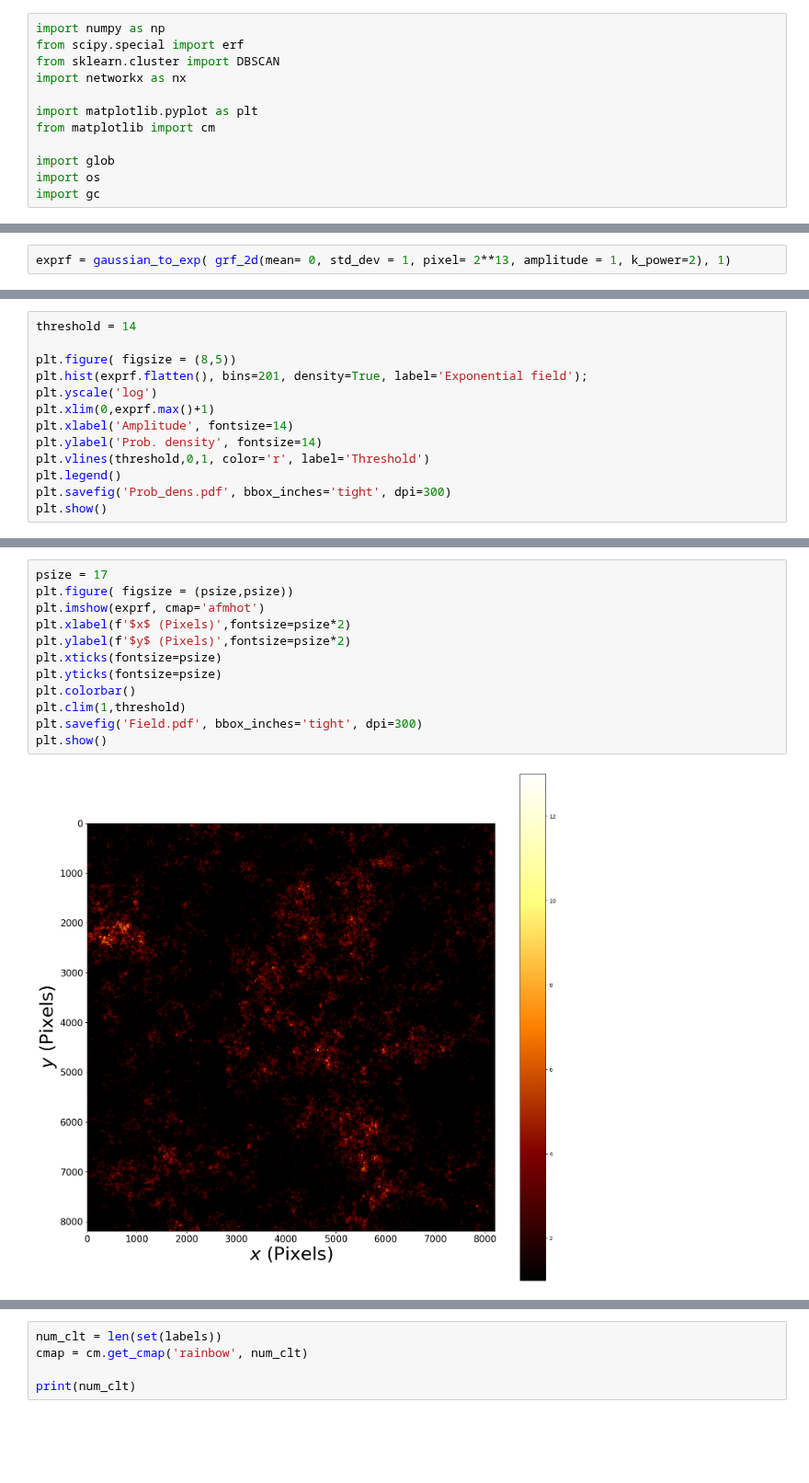
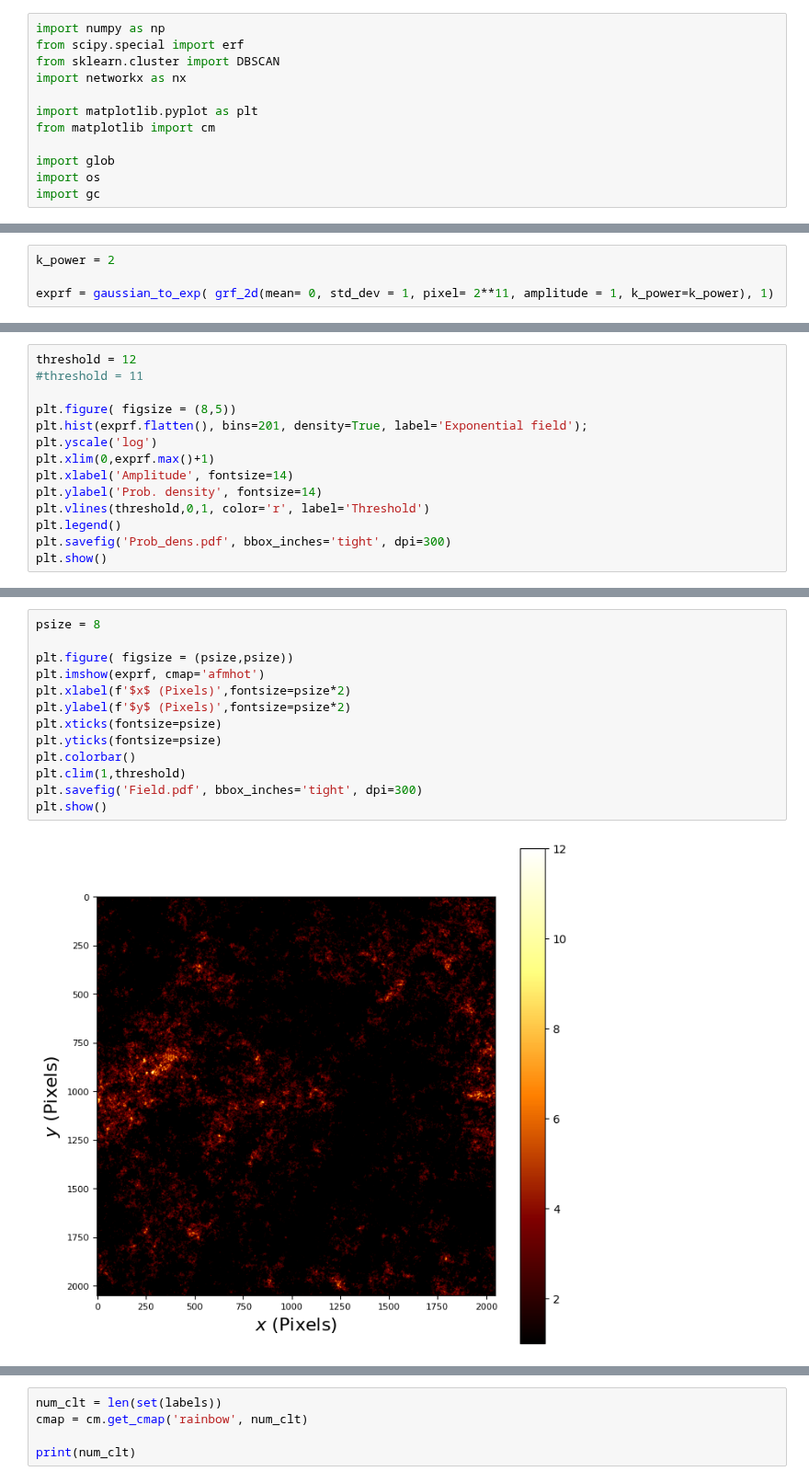
Before and after one commit to khchoi-physik/pbh_simulations, a Jupyter notebook: nearest_neighbour_analysis_2d.ipynb, the cells around one changed output, grey strips where cells are left out. Shown at 92% size. Cells and saved outputs as stored; diff of their text form; blank space fills up the shorter version.

```diff
--- a/nearest_neighbour_analysis_2d.ipynb
+++ b/nearest_neighbour_analysis_2d.ipynb
@@ -65,2 +146,4 @@ def gaussian_to_exp(x, lam):
 # %%
-exprf = gaussian_to_exp( grf_2d(mean= 0, std_dev = 1, pixel= 2**13, amplitude = 1, k_power=2), 1)
+k_power = 2
+
+exprf = gaussian_to_exp( grf_2d(mean= 0, std_dev = 1, pixel= 2**11, amplitude = 1, k_power=k_power), 1)
@@ -84,5 +159,6 @@ print(exprf.shape)
 # %%
-threshold = 14
+threshold = 12
+#threshold = 11
 
 plt.figure( figsize = (8,5))
 plt.hist(exprf.flatten(), bins=201, density=True, label='Exponential field');
@@ -99,15 +175,16 @@ plt.show()
 # %%
-psize = 17
+psize = 8
+
 plt.figure( figsize = (psize,psize))
 plt.imshow(exprf, cmap='afmhot')
 plt.xlabel(f'$x$ (Pixels)',fontsize=psize*2)
 plt.ylabel(f'$y$ (Pixels)',fontsize=psize*2)
 plt.xticks(fontsize=psize)
 plt.yticks(fontsize=psize)
 plt.colorbar()
 plt.clim(1,threshold)
 plt.savefig('Field.pdf', bbox_inches='tight', dpi=300)
 plt.show()
 # %% [output]
-[figure, old version]
+[figure, new version]
 # %%
```
Also changed, not shown: parts of 25 cells of this notebook.
